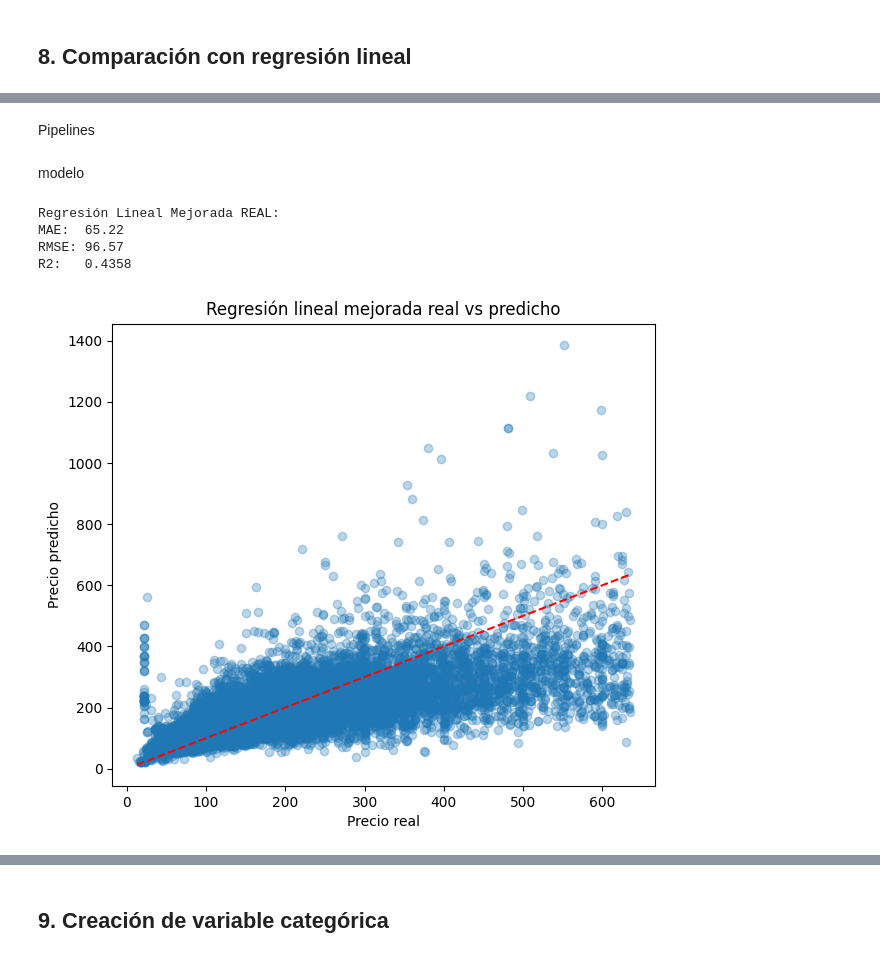
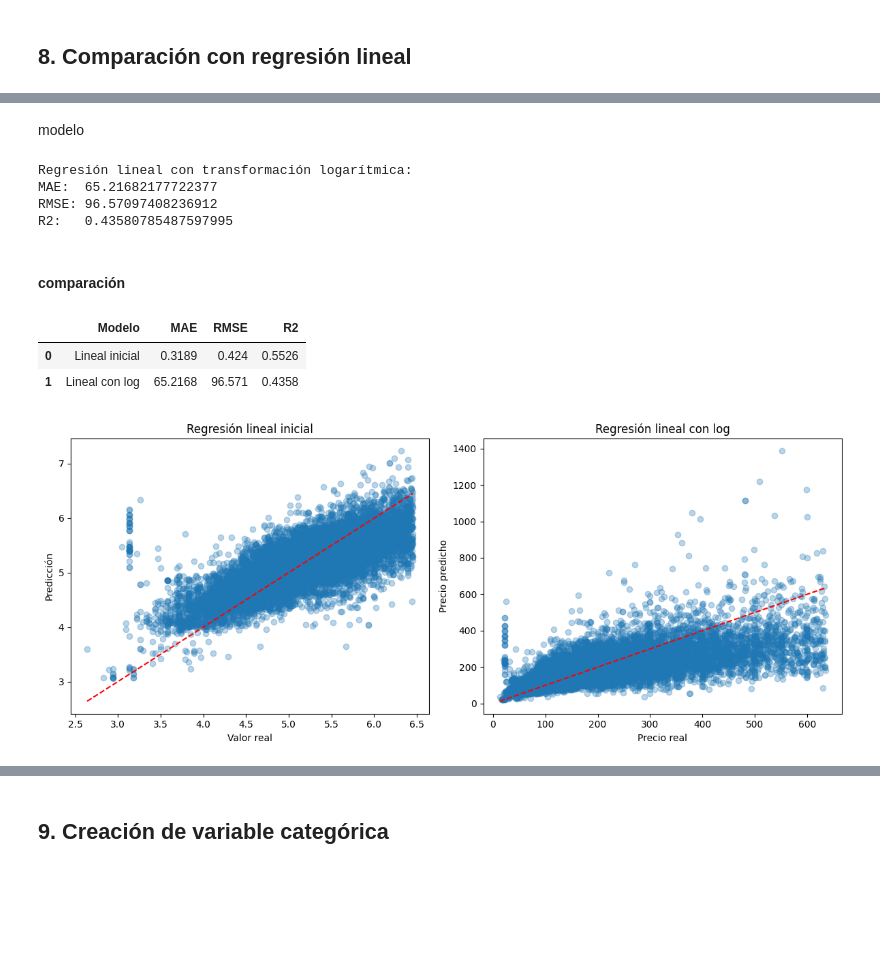
Before and after one commit to belennmm/MD_Lab4_Arboles, a Jupyter notebook: Notebooks/arboles.ipynb, the cells around one changed output, grey strips where cells are left out. Drawn from its saved outputs; the diff is of its cells as text; code cells hidden in the pictures; blank space fills up the shorter version.

```diff
--- a/Notebooks/arboles.ipynb
+++ b/Notebooks/arboles.ipynb
@@ -985,2 +984,0 @@ categorical_pipeline = Pipeline([
-# %% [markdown]
-Pipelines
@@ -1004,35 +997,61 @@ y_pred_log = modelo_lr.predict(X_test)
 y_pred = np.expm1(y_pred_log)
 y_real = np.expm1(y_test)
 
+y_pred_lr_log_real = np.expm1(y_pred_log)
+y_real_log = np.expm1(y_test)
 
 
-mae = mean_absolute_error(y_real, y_pred)
-rmse = np.sqrt(mean_squared_error(y_real, y_pred))
-r2 = r2_score(y_real, y_pred)
 
-print("Regresión Lineal Mejorada REAL:")
-print(f"MAE:  {mae:.2f}")
-print(f"RMSE: {rmse:.2f}")
-print(f"R2:   {r2:.4f}")
+mae_log = mean_absolute_error(y_real, y_pred)
+rmse_log = np.sqrt(mean_squared_error(y_real, y_pred))
+r2_log = r2_score(y_real, y_pred)
+
+print("Regresión lineal con transformación logarítmica:")
+print(f"MAE:  {mae_log}")
+print(f"RMSE: {rmse_log}")
+print(f"R2:   {r2_log}")
 # %% [output]
-Regresión Lineal Mejorada REAL:
-MAE:  65.22
-RMSE: 96.57
-R2:   0.4358
+Regresión lineal con transformación logarítmica:
+MAE:  65.21682177722377
+RMSE: 96.57097408236912
+R2:   0.43580785487597995
+# %% [markdown]
+#### comparación
+# %%
+tabla_lr = pd.DataFrame({
+    'Modelo': ['Lineal inicial', 'Lineal con log'],
+    'MAE': [mae, mae_log],
+    'RMSE': [rmse, rmse_log],
+    'R2': [r2, r2_log]
+})
+
+display(tabla_lr.round(4))
+# %% [output]
+|  | Modelo | MAE | RMSE | R2 |
+| 0 | Lineal inicial | 0.3189 | 0.424 | 0.5526 |
+| 1 | Lineal con log | 65.2168 | 96.571 | 0.4358 |
 # %%
-plt.figure(figsize=(7,6))
+fig, axes = plt.subplots(1, 2, figsize=(12, 5))
 
-plt.scatter(y_real, y_pred, alpha=0.3)
 
-plt.plot([y_real.min(), y_real.max()],
-         [y_real.min(), y_real.max()],
-         'r--')
+axes[0].scatter(y_test, y_pred_lr, alpha=0.3)
+axes[0].plot([y_test.min(), y_test.max()],
+             [y_test.min(), y_test.max()],
+             'r--')
+axes[0].set_title('Regresión lineal inicial')
+axes[0].set_xlabel('Valor real')
+axes[0].set_ylabel('Predicción')
 
-plt.xlabel('Precio real')
-plt.ylabel('Precio predicho')
-plt.title('Regresión lineal mejorada real vs predicho')
+axes[1].scatter(y_real_log, y_pred_lr_log_real, alpha=0.3)
+axes[1].plot([y_real_log.min(), y_real_log.max()],
+             [y_real_log.min(), y_real_log.max()],
+             'r--')
+axes[1].set_title('Regresión lineal con log')
+axes[1].set_xlabel('Precio real')
+axes[1].set_ylabel('Precio predicho')
 
+plt.tight_layout()
 plt.show()
 # %% [output]
-[figure, old version]
+[figure, new version]
 # %%
```
Also changed, not shown: parts of 7 cells of this notebook.
